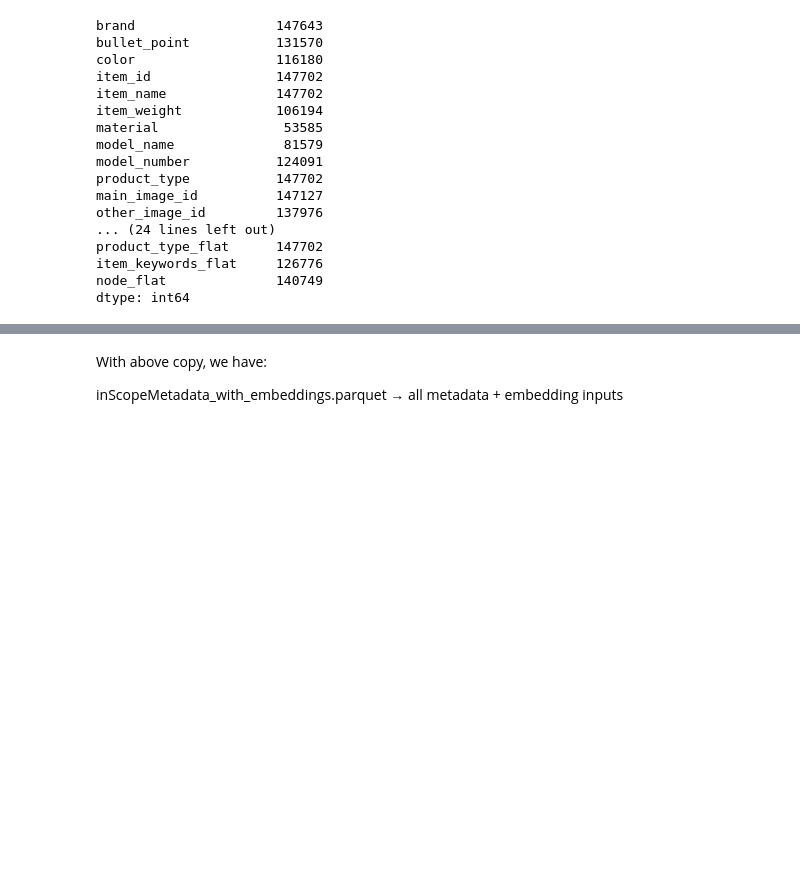
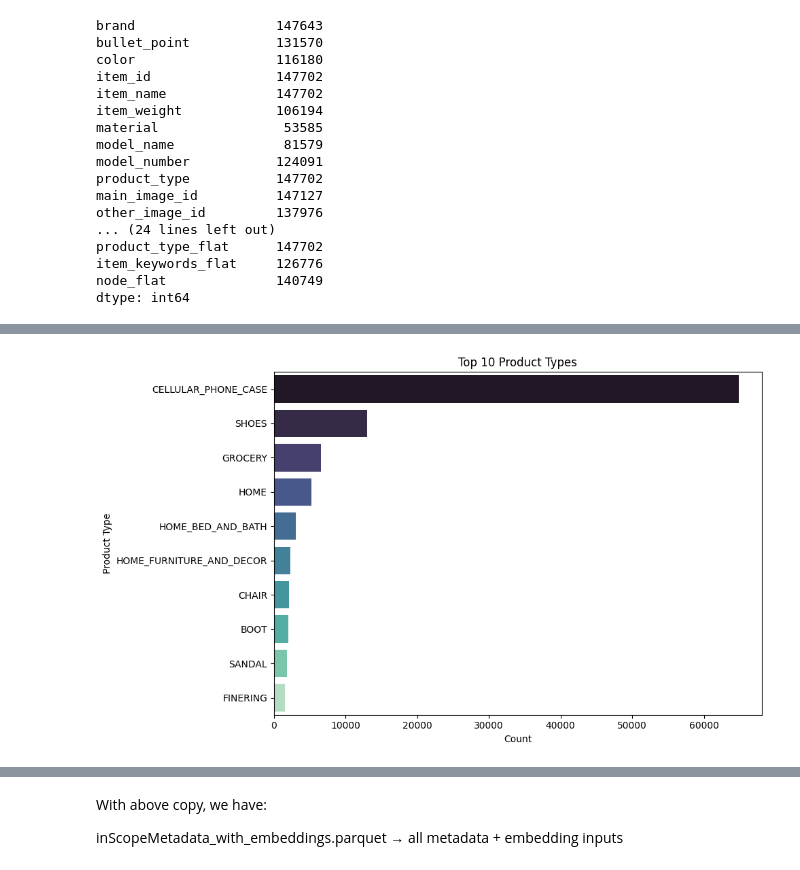
Before and after one commit to umeshrawat/shopAssist, a Jupyter notebook: notebooks/EDA.ipynb, the cells around one changed output, grey strips where cells are left out. Saved outputs shown, nothing was run; the diff lists cells and outputs as text; code cells hidden in the pictures; blank space fills up the shorter version.

```diff
--- a/notebooks/EDA.ipynb
+++ b/notebooks/EDA.ipynb
@@ -393,0 +382,14 @@ dtype: int64
+# %%
+# Top 10 product types
+
+top_types = full_metadata['product_type_flat'].value_counts().head(10)
+
+plt.figure(figsize=(10, 6))
+sns.barplot(x=top_types.values, y=top_types.index, palette='mako')
+plt.title("Top 10 Product Types")
+plt.xlabel("Count")
+plt.ylabel("Product Type")
+plt.tight_layout()
+plt.show()
+# %% [output]
+[figure, added]
```
Also changed, not shown: parts of 12 cells of this notebook.
